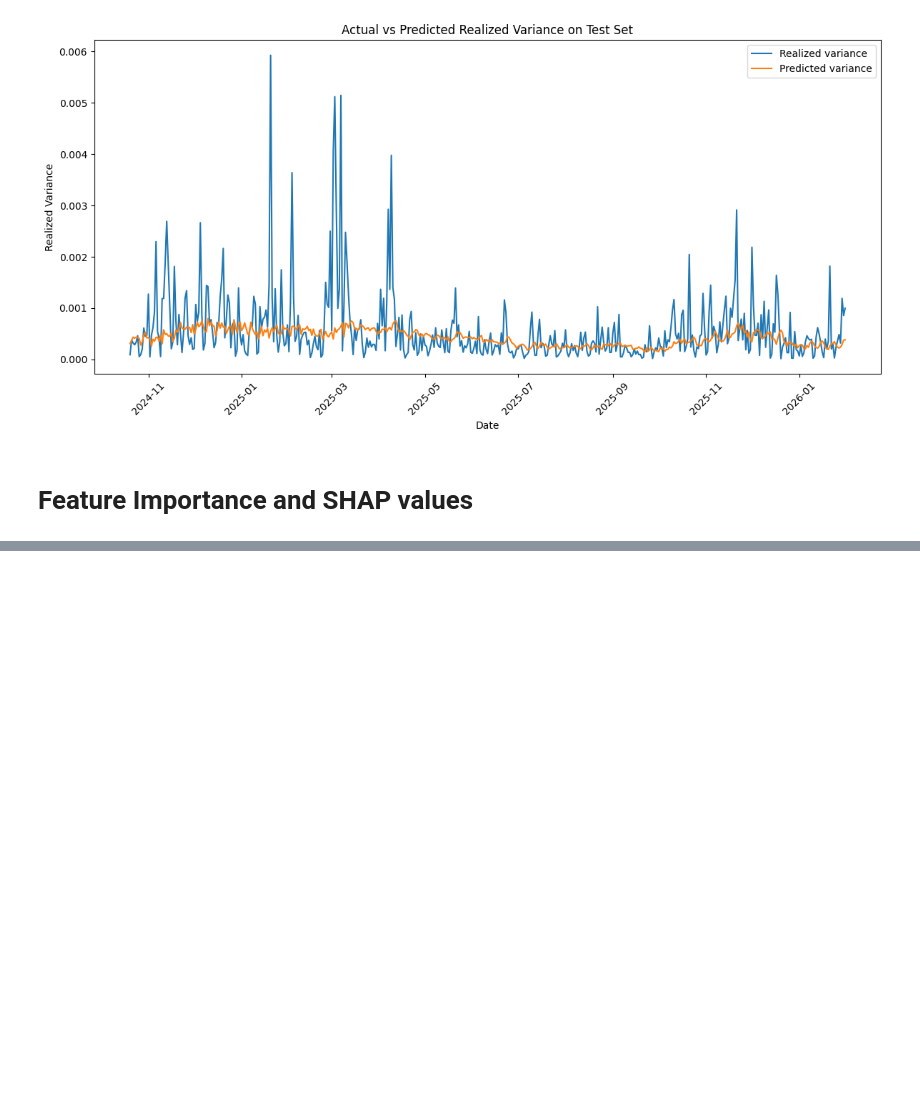
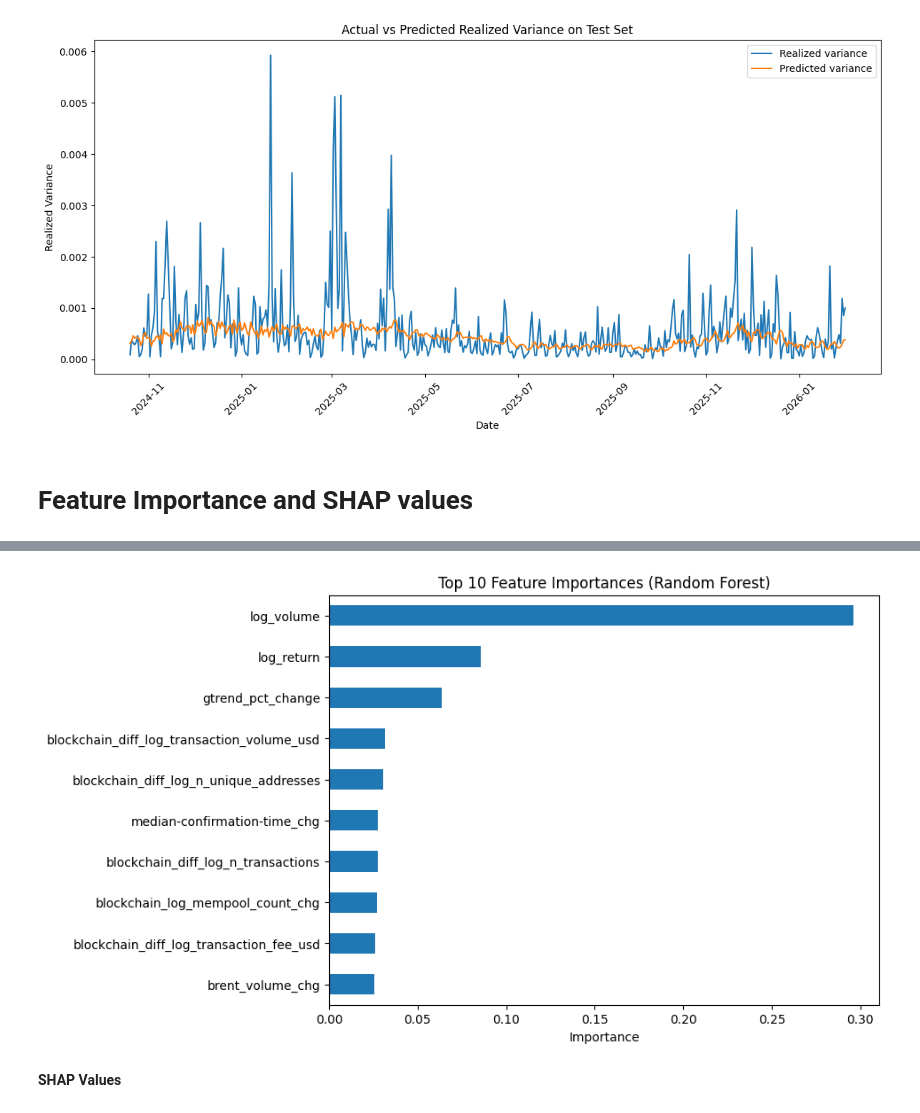
Before and after one commit to Therulow/DSE4211-GRP13, a Jupyter notebook: rf-regimeaware/rf-svr_update.ipynb, the cells around one changed output, grey strips where cells are left out. Saved outputs shown, nothing was run; the diff lists cells and outputs as text; code cells hidden in the pictures; blank space fills up the shorter version.

Commit message:
Add rf feature impt/shap

```diff
--- a/rf-regimeaware/rf-svr_update.ipynb
+++ b/rf-regimeaware/rf-svr_update.ipynb
@@ -858,2 +857,8 @@ test_rf.to_csv("results/test_rf_results.csv", index=False)
 # %% [markdown]
 # Feature Importance and SHAP values
+# %%
+feature_importance = pd.Series(final_rf_model.feature_importances_,
+                               index=rf_features
+                              ).sort_values(ascending=False)
+
+feature_importance.head(10)
@@ -859,0 +877,9 @@ test_rf.to_csv("results/test_rf_results.csv", index=False)
+# %%
+feature_importance.head(10).sort_values().plot(kind="barh", figsize=(8,6))
+plt.xlabel("Importance")
+plt.title("Top 10 Feature Importances (Random Forest)");
+plt.savefig("RF_featureimpt.png", bbox_inches="tight")
+# %% [output]
+[figure, added]
+# %% [markdown]
+**SHAP Values**
```
Also changed, not shown: parts of 15 cells of this notebook, 3 other files.
